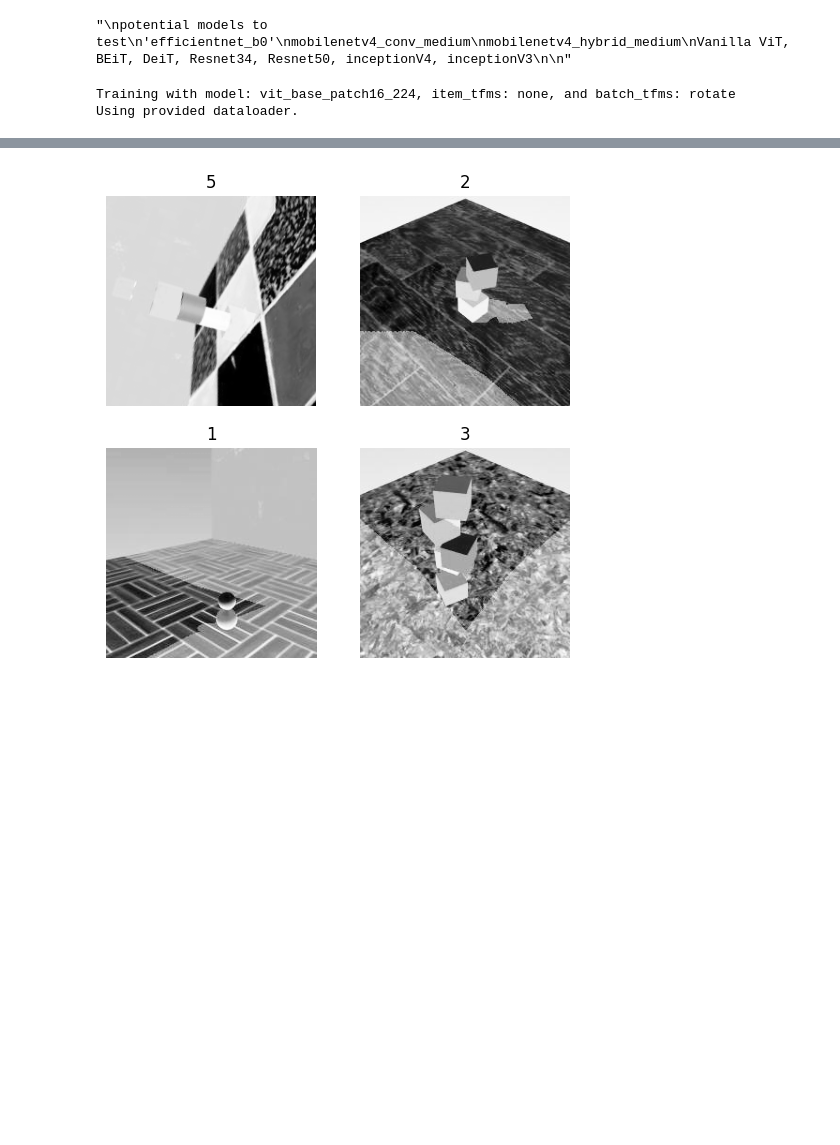
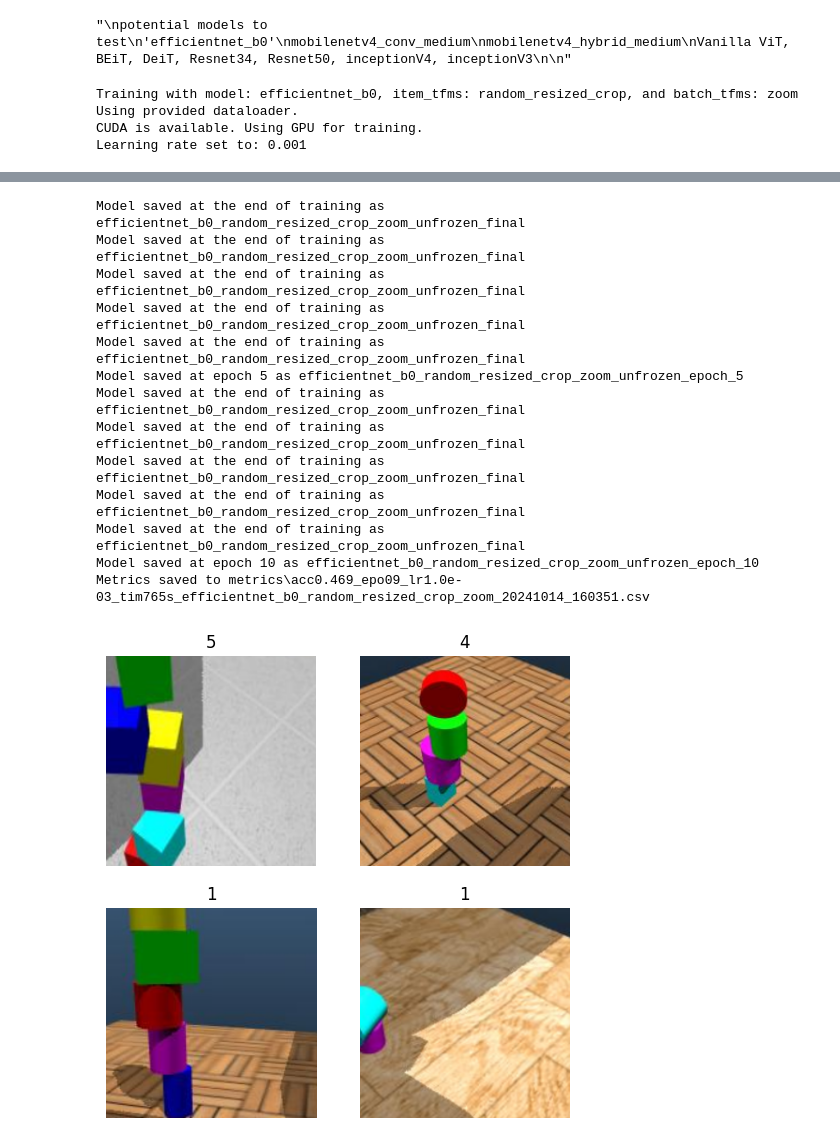
Before and after one commit to julehalim/ComputerVisionFinal, a Jupyter notebook: Testing_Pipeline.ipynb, the cells around one changed output, grey strips where cells are left out. Cells and saved outputs as stored; diff of their text form; code cells hidden in the pictures; blank space fills up the shorter version.

```diff
--- a/Testing_Pipeline.ipynb
+++ b/Testing_Pipeline.ipynb
@@ -254,3 +252,16 @@ class VisionTransformerDataLoaderBlackAndWhite:
         Return the DataLoader.
         """
         return self.dls
+# %%
+item_tfms = Resize(224)
+batch_tfms = Rotate(max_deg=90, p=0.5)
+
+
+data_loader = VisionTransformerDataLoader(
+    train_data=train_data,
+    item_tfms=item_tfms,
+    batch_tfms=batch_tfms,
+    bs=8,
+    valid_pct=0.2,
+    num_workers=0
+)
@@ -399,28 +430,29 @@ from fastai.vision.augment import PadMode, Contrast, Saturation
 
 # Define item-level transformations
 item_transforms = {
-    'none': None,  # No item transformations
+    # 'none': None,  # No item transformations
     # 'flip': FlipItem(p=0.5),  # Horizontal flip with 50% probability # BAD
-    # '0_pad': Resize((400,200), method='pad', pad_mode=PadMode.Zeros),  # Zero padding
-    # 'reflective_pad': Resize((400,200), method='pad', pad_mode=PadMode.Reflection),  # Reflection padding #BAD
-    # 'random_resized_crop': RandomResizedCrop(224, min_scale=0.5),  # Random resized crop
-    # 'zoom': Zoom(p=0.5),  # Custom zoom transformation
+    # # '0_pad': Resize((400,200), method='pad', pad_mode=PadMode.Zeros),  # Zero padding
+    # # 'reflective_pad': Resize((400,200), method='pad', pad_mode=PadMode.Reflection),  # Reflection padding #BAD
+    'random_resized_crop': RandomResizedCrop(224, min_scale=0.5),  # Random resized crop
+    # 'rr_crop_flip': [RandomResizedCrop(224, min_scale=0.5),FlipItem(p=0.5)],
 }
 
 # Define batch-level augmentations (if any, or use None to skip)
 batch_transforms = {
     # 'basic': aug_transforms(),
+    'zoom': Zoom(p=0.5),  # Custom zoom transformation
     # 'contrast': Contrast(max_lighting=0.4, p=0.75),
     # 'saturation': Saturation(max_lighting=0.4, p=0.75),
-    'rotate': Rotate(max_deg=90, p=0.5)
+    # 'rotate': Rotate(max_deg=90, p=0.5)
 }
 
 # List of models to test
 model_names = [
-    # 'efficientnet_b0',
+    'efficientnet_b0',
     # 'mobilenetv3_large_100',
     # 'mobilenetv3_rw',
-    'vit_base_patch16_224'
+    # 'vit_base_patch16_224'
     # 'beit_base_patch16_224',
     # 'deit_base_patch16_224', #did not run this at all
     #'resnet34'
@@ -429,10 +461,7 @@ model_names = [
     # 'inception_v4'
 ]
 
-EPOCH = 5
-
-
-
+EPOCH = 10
 
 # Loop through each Vision Transformer model, item_tfms, and augmentations
 for model_name in model_names:
@@ -465,15 +494,16 @@ for model_name in model_names:
                 # Set the learning rate automatically
                 trainer.set_learning_rate()
 
-                # Fine-tune the model
-                trainer.fine_tune(epochs=EPOCH)  # Adjust the number of epochs as needed
+                # Fine-tune the model USE unfreeze_fit_one_cycle instead of fine_tune if want to unfreeze
+                trainer.unfreeze_fit_one_cycle(epochs=EPOCH)  # Adjust the number of epochs as needed
 
                 # Save the training metrics
                 trainer.save_metrics()
 
-
             except Exception as e:
                 print(f"An error occurred while training model {model_name} with item_tfms {item_tfms_name} and batch_tfms {augment_name}: {e}")
 # %% [output]
-Training with model: vit_base_patch16_224, item_tfms: none, and batch_tfms: rotate
+Training with model: efficientnet_b0, item_tfms: random_resized_crop, and batch_tfms: zoom
 Using provided dataloader.
+CUDA is available. Using GPU for training.
+Learning rate set to: 0.001
@@ -481 +544,14 @@ KeyboardInterrupt:
+Model saved at the end of training as efficientnet_b0_random_resized_crop_zoom_unfrozen_final
+Model saved at the end of training as efficientnet_b0_random_resized_crop_zoom_unfrozen_final
+Model saved at the end of training as efficientnet_b0_random_resized_crop_zoom_unfrozen_final
+Model saved at the end of training as efficientnet_b0_random_resized_crop_zoom_unfrozen_final
+Model saved at the end of training as efficientnet_b0_random_resized_crop_zoom_unfrozen_final
+Model saved at epoch 5 as efficientnet_b0_random_resized_crop_zoom_unfrozen_epoch_5
+Model saved at the end of training as efficientnet_b0_random_resized_crop_zoom_unfrozen_final
+Model saved at the end of training as efficientnet_b0_random_resized_crop_zoom_unfrozen_final
+Model saved at the end of training as efficientnet_b0_random_resized_crop_zoom_unfrozen_final
+Model saved at the end of training as efficientnet_b0_random_resized_crop_zoom_unfrozen_final
+Model saved at the end of training as efficientnet_b0_random_resized_crop_zoom_unfrozen_final
+Model saved at epoch 10 as efficientnet_b0_random_resized_crop_zoom_unfrozen_epoch_10
+Metrics saved to metrics\acc0.469_epo09_lr1.0e-03_tim765s_efficientnet_b0_random_resized_crop_zoom_20241014_160351.csv
-[figure, old version]
+[figure, new version]
```
Also changed, not shown: parts of 6 cells of this notebook.
